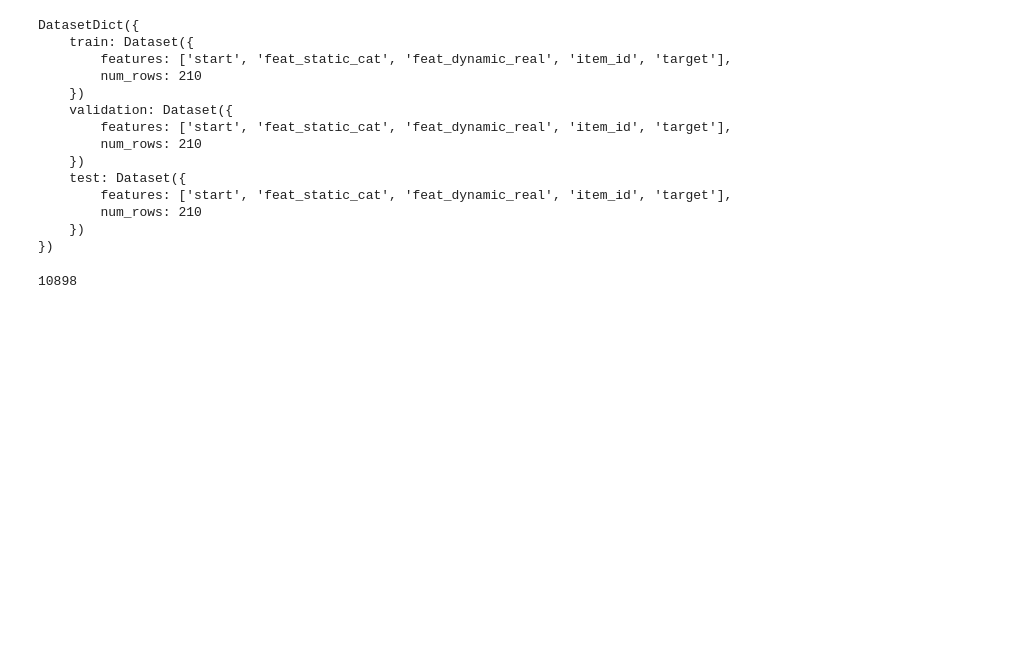
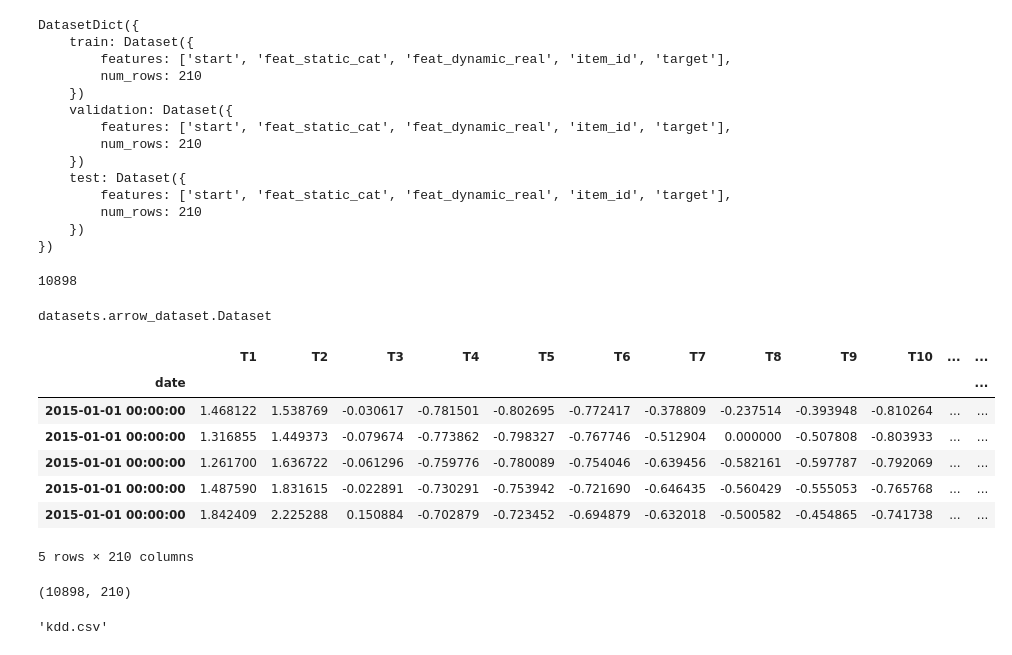
Before and after one commit to lavanquan/Nonstationary_Transformers, a Jupyter notebook: ns_models/Kdd_FedNsTransformer.ipynb, the cells around one changed output. Saved outputs shown, nothing was run; the diff lists cells and outputs as text; code cells hidden in the pictures; blank space fills up the shorter version.

```diff
--- a/ns_models/Kdd_FedNsTransformer.ipynb
+++ b/ns_models/Kdd_FedNsTransformer.ipynb
@@ -44,3 +44,28 @@ test_dataset = dataset['test']
 len(test_dataset[0]['target'])
 # %% [output]
 10898
+# %%
+type(test_dataset)
+# %% [output]
+datasets.arrow_dataset.Dataset
+# %%
+import pandas as pd
+
+# Create a list of dictionaries, where each dictionary represents a row in the DataFrame
+df = pd.DataFrame()
+
+for row in test_dataset:
+  df[row['item_id']] = row['target']
+
+df['date'] = '2015-01-01 00:00:00'
+df = df.set_index("date")
+df.head()
+# %% [output]
+|  | T1 | T2 | T3 | T4 | T5 | T6 | T7 | T8 | T9 | T10 | ... | ... |
+| date |  |  |  |  |  |  |  |  |  |  |  | ... |
+| 2015-01-01 00:00:00 | 1.468122 | 1.538769 | -0.030617 | -0.781501 | -0.802695 | -0.772417 | -0.378809 | -0.237514 | -0.393948 | -0.810264 | ... | ... |
+| 2015-01-01 00:00:00 | 1.316855 | 1.449373 | -0.079674 | -0.773862 | -0.798327 | -0.767746 | -0.512904 | 0.000000 | -0.507808 | -0.803933 | ... | ... |
+| 2015-01-01 00:00:00 | 1.261700 | 1.636722 | -0.061296 | -0.759776 | -0.780089 | -0.754046 | -0.639456 | -0.582161 | -0.597787 | -0.792069 | ... | ... |
+| 2015-01-01 00:00:00 | 1.487590 | 1.831615 | -0.022891 | -0.730291 | -0.753942 | -0.721690 | -0.646435 | -0.560429 | -0.555053 | -0.765768 | ... | ... |
+| 2015-01-01 00:00:00 | 1.842409 | 2.225288 | 0.150884 | -0.702879 | -0.723452 | -0.694879 | -0.632018 | -0.500582 | -0.454865 | -0.741738 | ... | ... |
+5 rows × 210 columns
@@ -46,0 +75,4 @@ len(test_dataset[0]['target'])
+# %%
+df.shape
+# %% [output]
+(10898, 210)
@@ -46,0 +84,14 @@ len(test_dataset[0]['target'])
+# %%
+from ns_models.ns_TransformerConfig import NS_TransformerConfig
+user_num_ts = int(df.shape[1] / n_users)
+args = NS_TransformerConfig()
+args.devices = id_gpu
+args.enc_in = user_num_ts
+args.dec_in = user_num_ts
+args.c_out = user_num_ts
+args.root_path = './dataset/kdd/'
+args.data_path = 'kdd.csv'
+args.model_id = 'kdd_96_96'
+args.data_path
+# %% [output]
+'kdd.csv'
```
Also changed, not shown: parts of 7 cells of this notebook, 2 other files.
